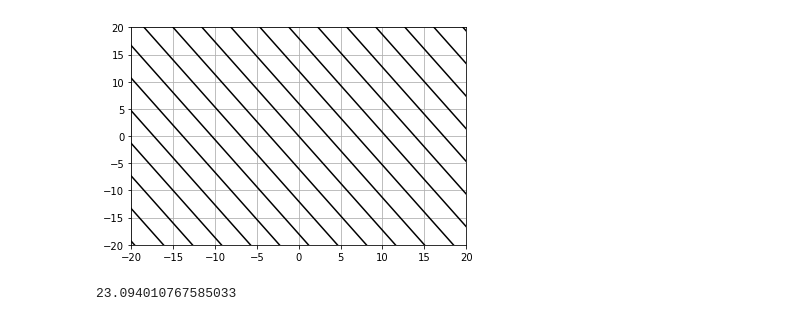
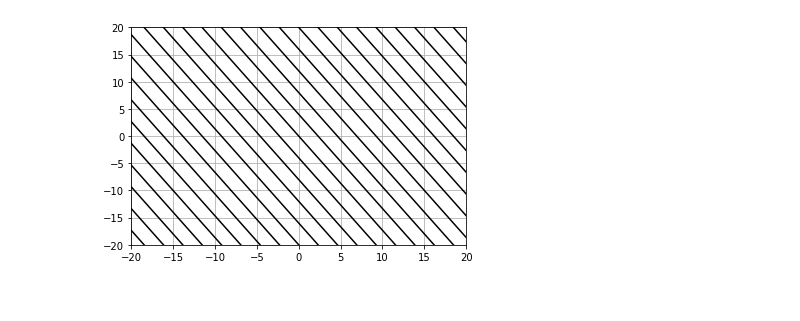
Before and after one commit to td2014/covector-demo, a Jupyter notebook: covector_plot.ipynb, the cells around one changed output. Saved outputs shown, nothing was run; the diff lists cells and outputs as text; code cells hidden in the pictures.

```diff
--- a/covector_plot.ipynb
+++ b/covector_plot.ipynb
@@ -113,7 +113,7 @@ def plot_covector(covector, kappa, fig_axis):
 #        print('plot_covector:filtered_cross = ', filtered_cross)
 
 #
-# The two closest intersections are the points to draw a line between.
+# The two furthest intersections are the points to draw a line between.
 # This pair should be stored and have a line plotted between them.
 #
 
@@ -152,7 +152,7 @@ def plot_covector(covector, kappa, fig_axis):
 #        print('plot_covector:delta_vec_mag_diag = ', delta_vec_mag_diag)
 
 #
-# choose based on closest pair with opposite cross product signs
+# choose based on furthest pair with opposite cross product signs
 #
 
         filtered_cross_nonpos = filtered_cross <= 0
@@ -164,19 +164,19 @@ def plot_covector(covector, kappa, fig_axis):
 #        print('plot_covector:delta_vec_mag_diag[filtered_cross_nonpos] = ', delta_vec_mag_diag[filtered_cross_nonpos])
 #        print('plot_covector:delta_vec_mag_diag[filtered_cross_nonneg] = ', delta_vec_mag_diag[filtered_cross_nonneg])
 
-        delta_vec_mag_diag_nonpos_min_idx = np.argmax(delta_vec_mag_diag[filtered_cross_nonpos])
-        delta_vec_mag_diag_nonneg_min_idx = np.argmax(delta_vec_mag_diag[filtered_cross_nonneg])
+        delta_vec_mag_diag_nonpos_max_idx = np.argmax(delta_vec_mag_diag[filtered_cross_nonpos])
+        delta_vec_mag_diag_nonneg_max_idx = np.argmax(delta_vec_mag_diag[filtered_cross_nonneg])
 
-#        print('plot_covector:delta_vec_mag_diag_nonpos_min_idx = ', delta_vec_mag_diag_nonpos_min_idx)
-#        print('plot_covector:delta_vec_mag_diag_nonneg_min_idx = ', delta_vec_mag_diag_nonneg_min_idx)
+#        print('plot_covector:delta_vec_mag_diag_nonpos_max_idx = ', delta_vec_mag_diag_nonpos_max_idx)
+#        print('plot_covector:delta_vec_mag_diag_nonneg_max_idx = ', delta_vec_mag_diag_nonneg_max_idx)
 
 #
 # filtered_vec
 #
 
         filtered_plot = np.full((2,2),None)
-        filtered_plot[0] = filtered_vec[filtered_cross_nonpos][delta_vec_mag_diag_nonpos_min_idx]
-        filtered_plot[1] = filtered_vec[filtered_cross_nonneg][delta_vec_mag_diag_nonneg_min_idx]
+        filtered_plot[0] = filtered_vec[filtered_cross_nonpos][delta_vec_mag_diag_nonpos_max_idx]
+        filtered_plot[1] = filtered_vec[filtered_cross_nonneg][delta_vec_mag_diag_nonneg_max_idx]
 
 #        print('plot_covector:filtered_vec[filtered_cross_nonpos] = ', filtered_vec[filtered_cross_nonpos])
 #        print('plot_covector:filtered_vec[filtered_cross_nonneg] = ', filtered_vec[filtered_cross_nonneg])
@@ -195,24 +195,20 @@ def plot_covector(covector, kappa, fig_axis):
 # %%
 import matplotlib as mpl
 import matplotlib.pyplot as plt
 import numpy as np
 
 fig, ax = plt.subplots()  # Create a figure containing a single axes.
 xmin=-20
 xmax=20
 ymin=-20
 ymax=20
 ax.set(xlim=(xmin, xmax), ylim=(ymin, ymax))
 ax.grid(True)
 
-kappa=np.arange(-30,30,3) # scale factor for covector
+kappa=np.arange(-30,30,2) # scale factor for covector
 alpha=np.array([np.sqrt(3)/2,1/2]) # covector
 plot_covector(covector=alpha, kappa=kappa, fig_axis=ax)
 plt.show()
 #
 # %% [output]
-[figure, old version]
+[figure, new version]
-# %%
-20/np.sqrt(3)*2
-# %% [output]
-23.094010767585033
```
